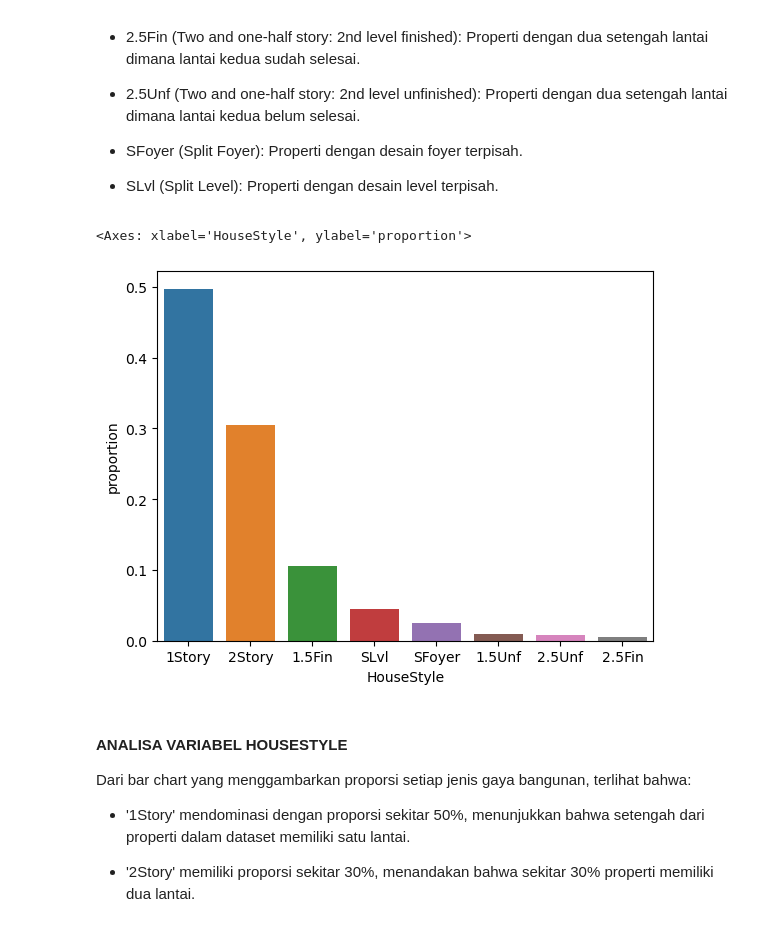
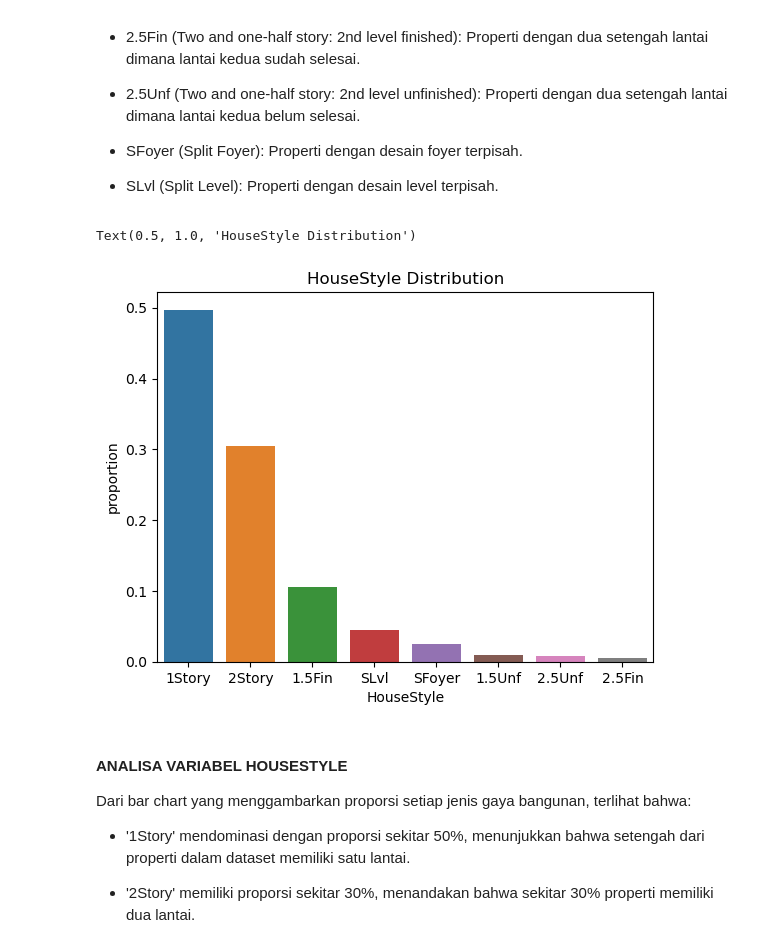
Before and after one commit to hapsariutami/kelaswork-project-data-science, a Jupyter notebook: Case Study 02/Project_Based_Learning_Case_02.ipynb, the cells around one changed output. Cells and saved outputs as stored; diff of their text form; code cells hidden in the pictures.

```diff
--- a/Case Study 02/Project_Based_Learning_Case_02.ipynb
+++ b/Case Study 02/Project_Based_Learning_Case_02.ipynb
@@ -179,9 +180,10 @@ HouseStyle: Style properti (misal: 1 lantai, 2 lantai, dst)
 # %%
 sns.barplot(x=data_categorical['HouseStyle'].value_counts().index,
                 y=data_categorical['HouseStyle'].value_counts(normalize=True))
+plt.title('HouseStyle Distribution')
 # %% [output]
-<Axes: xlabel='HouseStyle', ylabel='proportion'>
+Text(0.5, 1.0, 'HouseStyle Distribution')
-[figure, old version]
+[figure, new version]
 # %% [markdown]
 #### ANALISA VARIABEL HOUSESTYLE
 Dari bar chart yang menggambarkan proporsi setiap jenis gaya bangunan, terlihat bahwa:
```
Also changed, not shown: parts of 13 cells of this notebook, 2 other files.
